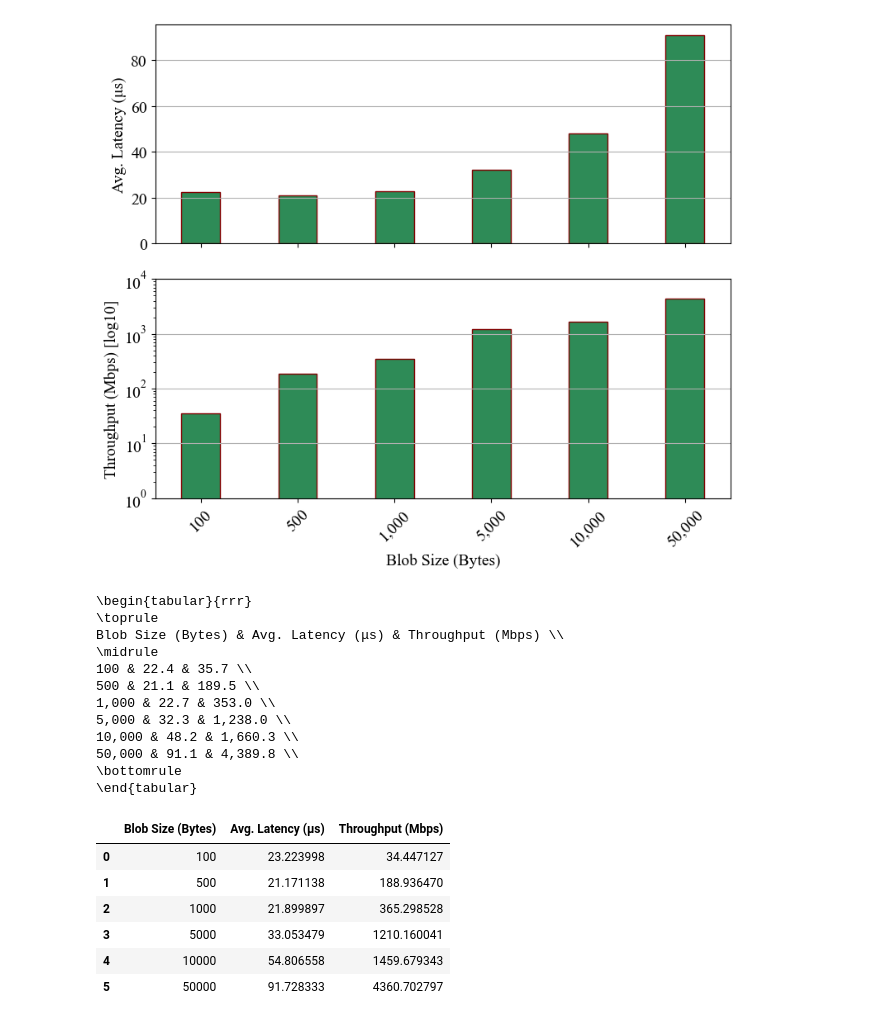
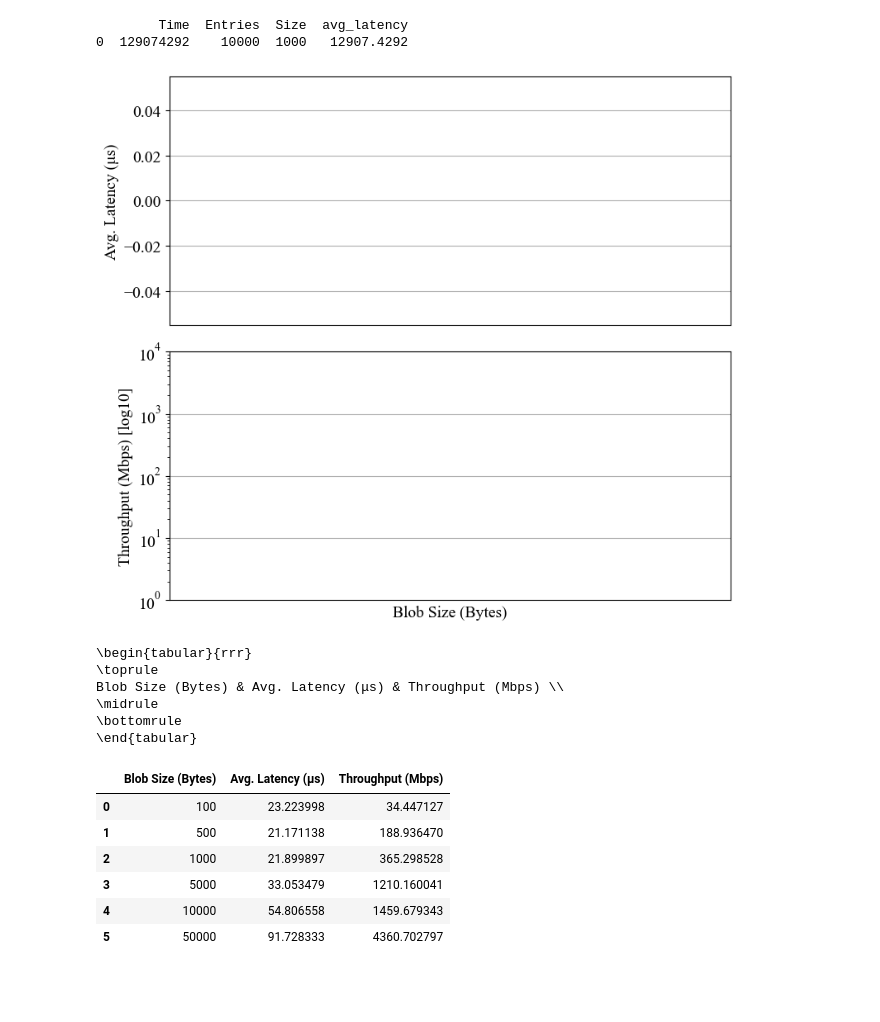
Before and after one commit to davidmaaghul/FRAL, a Jupyter notebook: fral/testing/performance_tests/notebooks/net_test.ipynb, the cells around one changed output. Drawn from its saved outputs; the diff is of its cells as text; code cells hidden in the pictures; blank space fills up the shorter version.

```diff
--- a/fral/testing/performance_tests/notebooks/net_test.ipynb
+++ b/fral/testing/performance_tests/notebooks/net_test.ipynb
@@ -11,39 +11,44 @@ pd.set_option('mode.chained_assignment', None)
 G = 1000000000
 M = G / 1000
 
-raw_df = pd.read_csv("../test-results/vm/local/net_test.csv", compression='gzip')
+raw_df = pd.read_csv("../test-results/local/net_test_10000_1000.csv")
+raw_df['avg_latency'] = raw_df['Time'] / raw_df['Entries']
 
 
-raw_df['Time'] = raw_df['ReadT'] - raw_df['WriteT']
+
+
+print(raw_df)
 sub_df = raw_df[['Entries', 'Size', 'Time']]
 sub_df = sub_df[sub_df['Entries']==5000].groupby('Size').sum().reset_index()
 
 sub_df['avg_latency_mics'] = sub_df['Time'] / sub_df['Entries'] / 1000
 sub_df['Mb'] = sub_df['Size']*8*sub_df['Entries']/M
 sub_df['Mbps'] = sub_df['Mb'] / (sub_df['Time']/G)
 
 fig1, ax1 = plt.subplots(2, 1, sharex=True, figsize=(8,7))
 
 
 labels = ['{:,}'.format(value) for value in sub_df['Size']]
 ax1[0].bar(labels,
            list(sub_df['avg_latency_mics'].values), color ='seagreen', width = 0.4, edgecolor='maroon')
 ax1[0].set_ylabel(u'Avg. Latency (\u03bcs)')
 ax1[1].bar(labels,list(sub_df['Mbps'].values), color ='seagreen', width = 0.4, edgecolor='maroon')
 ax1[1].set_ylabel("Throughput (Mbps) [log10]")
 ax1[1].set_yscale('log')
 ax1[1].set_ylim([1, 10**4])
 ax1[1].set_xlabel('Blob Size (Bytes)')
 ax1[0].grid(axis='y')
 ax1[1].grid(axis='y')
 ax1[1].set_xticks(labels)
 ax1[1].set_xticklabels(labels, rotation=45)
 
 
 fig1.tight_layout()
 fig1.savefig("../test-results/net_test.png", bbox_inches = "tight")
 # %% [output]
+        Time  Entries  Size  avg_latency
+0  129074292    10000  1000   12907.4292
-[figure, old version]
+[figure, new version]
 # %%
 sub_df = sub_df[['Size', 'avg_latency_mics', 'Mbps']]
 sub_df.rename(columns={
@@ -59,12 +64,6 @@ print(sub_df.to_latex(index=False,
 \toprule
 Blob Size (Bytes) & Avg. Latency (μs) & Throughput (Mbps) \\
 \midrule
-100 & 22.4 & 35.7 \\
-500 & 21.1 & 189.5 \\
-1,000 & 22.7 & 353.0 \\
-5,000 & 32.3 & 1,238.0 \\
-10,000 & 48.2 & 1,660.3 \\
-50,000 & 91.1 & 4,389.8 \\
 \bottomrule
 \end{tabular}
 # %%
```
Also changed, not shown: 29 other files.
